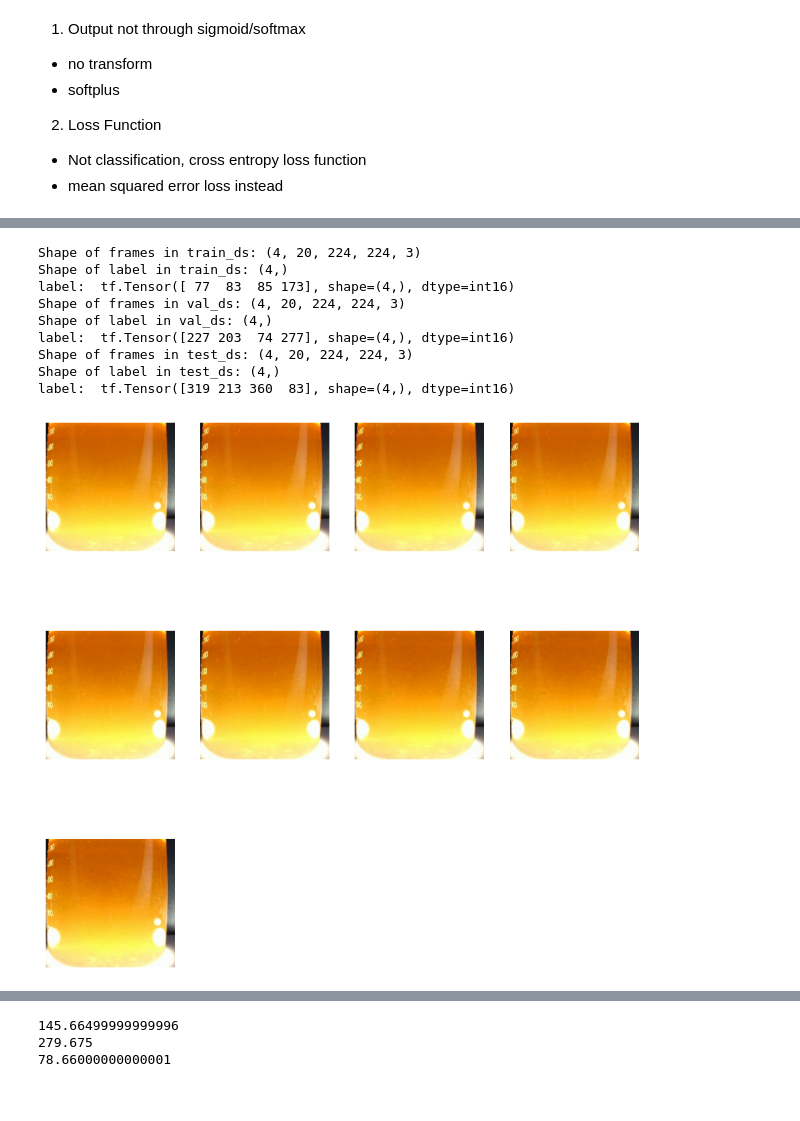
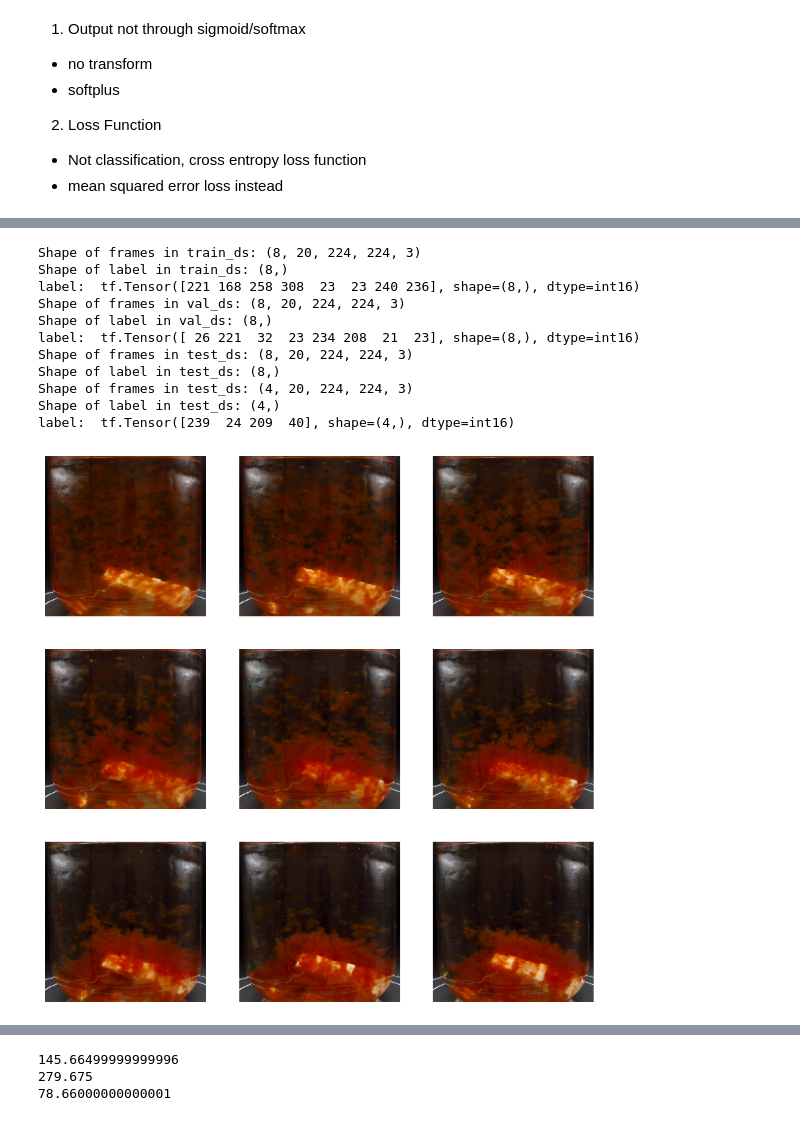
Before and after one commit to Eli-Kaplowitz/ChemTreat-Image-Analysis, a Jupyter notebook: 3D_model_testing.ipynb, the cells around one changed output, grey strips where cells are left out. Cells and saved outputs as stored; diff of their text form; code cells hidden in the pictures.

```diff
--- a/3D_model_testing.ipynb
+++ b/3D_model_testing.ipynb
@@ -96,7 +120,7 @@ def format_frames(frame, output_size):
   frame = tf.image.resize(frame, (224, 224))
   return frame
 # %%
-def frames_from_video_file(video_path, n_frames, output_size = (720,720), frame_step = 3):
+def frames_from_video_file(video_path, n_frames, output_size = (720,720), frame_step = 3, crop_coordinates = (360, 520)):
   """
     Creates frames from each video file present for each category.
 
@@ -137,13 +161,13 @@ def frames_from_video_file(video_path, n_frames, output_size = (720,720), frame_
   if not ret:
     print(f"Error1: Could not read frame from video file {video_path}")
     return None
-  result.append(format_frames(frame, output_size))
+  result.append(format_frames(frame, output_size, crop_coordinates))
 
   for _ in range(n_frames - 1):
     for _ in range(frame_step):
       ret, frame = src.read()
     if ret:
-      frame = format_frames(frame, output_size)
+      frame = format_frames(frame, output_size, crop_coordinates)
       result.append(frame)
     else:
       print(f"Error2: Could not read frame from video file {video_path}")
@@ -242,8 +266,8 @@ def input_time(time, n_frames):
     time_input[:, 0] = np.linspace(0, max_delay, n_frames)
     return time_input, n_frames, frame_step, max_delay
 # %%
-data = data3  # Choose the appropriate data directory for your use case
-regression_data = regression_data3  # Choose the appropriate regression data for your use case
+data = data4  # Choose the appropriate data directory for your use case
+regression_data = regression_data4  # Choose the appropriate regression data for your use case
 
 #print files in data
 print(f"Files in {data}:")
@@ -253,11 +277,17 @@ for file in os.listdir(data):
 #get regression_data length
 print(f"Length of regression_data: {len(regression_data)}")
 data_size = len(regression_data)
+train_split = int(0.6 * data_size)
+test_split = int(0.2 * data_size)
+val_split = data_size - train_split - test_split
+print(f"Train split: {train_split}")
+print(f"Validation split: {val_split}")
+print(f"Test split: {test_split}")
 
 subset_paths, regression_splits = split_videos(
                         directory = data,
                         regression_data = regression_data,
-                        splits = {"train": 12, "val": 4, "test": 4})
+                        splits = {"train": train_split, "val": val_split, "test": test_split})
 #[43, 52, 63, 59, 75, 66, 62, 70, 80, 102]
 #[102, 110, 43, 54, 52, 65, 63, 66, 59, 74, 75, 80, 66, 78, 62, 84, 70, 92, 80, 101]
 # 1 2 3 4 5 6 7 8 9 10
@@ -284,6 +314,6 @@ Regression splits: {'train': (299.44, 85.43, 173.52, 84.79, 76.91, 273.25, 83.32
 # %%
 n_frames = 20
-batch_size = 4
+batch_size = 8
 
 output_signature = (tf.TensorSpec(shape = (None, None, None, 3), dtype = tf.float32),
                     tf.TensorSpec(shape = (), dtype = tf.int16))
@@ -348,31 +378,33 @@ for frames, label in val_ds.take(1):
 print("label: ", label)
 
 # Check the shape of the elements in test_ds
-for frames, label in test_ds.take(1):
+for frames, label in test_ds.take(2):
     print(f"Shape of frames in test_ds: {frames.shape}")
     print(f"Shape of label in test_ds: {label.shape}")
 
 print("label: ", label)
 # %% [output]
-Shape of frames in train_ds: (4, 20, 224, 224, 3)
-Shape of label in train_ds: (4,)
-label:  tf.Tensor([ 77  83  85 173], shape=(4,), dtype=int16)
-Shape of frames in val_ds: (4, 20, 224, 224, 3)
-Shape of label in val_ds: (4,)
-label:  tf.Tensor([227 203  74 277], shape=(4,), dtype=int16)
+Shape of frames in train_ds: (8, 20, 224, 224, 3)
+Shape of label in train_ds: (8,)
+label:  tf.Tensor([221 168 258 308  23  23 240 236], shape=(8,), dtype=int16)
+Shape of frames in val_ds: (8, 20, 224, 224, 3)
+Shape of label in val_ds: (8,)
+label:  tf.Tensor([ 26 221  32  23 234 208  21  23], shape=(8,), dtype=int16)
+Shape of frames in test_ds: (8, 20, 224, 224, 3)
+Shape of label in test_ds: (8,)
 Shape of frames in test_ds: (4, 20, 224, 224, 3)
 Shape of label in test_ds: (4,)
-label:  tf.Tensor([319 213 360  83], shape=(4,), dtype=int16)
+label:  tf.Tensor([239  24 209  40], shape=(4,), dtype=int16)
 # %%
 #print frames from video one
 plt.figure(figsize=(10, 10))
 
 for i in range(9):
-    ax = plt.subplot(3, 4, i + 1)
-    plt.imshow(frames[0][i])
+    ax = plt.subplot(3, 3, i + 1)
+    plt.imshow(frames[3][i])
     plt.axis("off")
 # %% [output]
-[figure, old version]
+[figure, new version]
 # %%
 #print frames from video one
 plt.figure(figsize=(10, 10))
```
Also changed, not shown: parts of 19 cells of this notebook.
